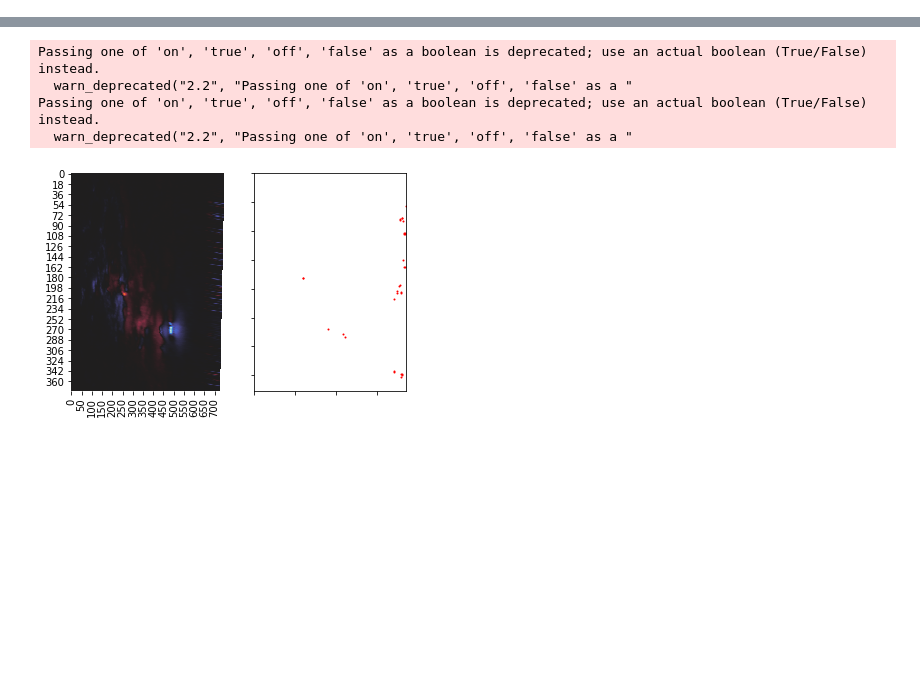
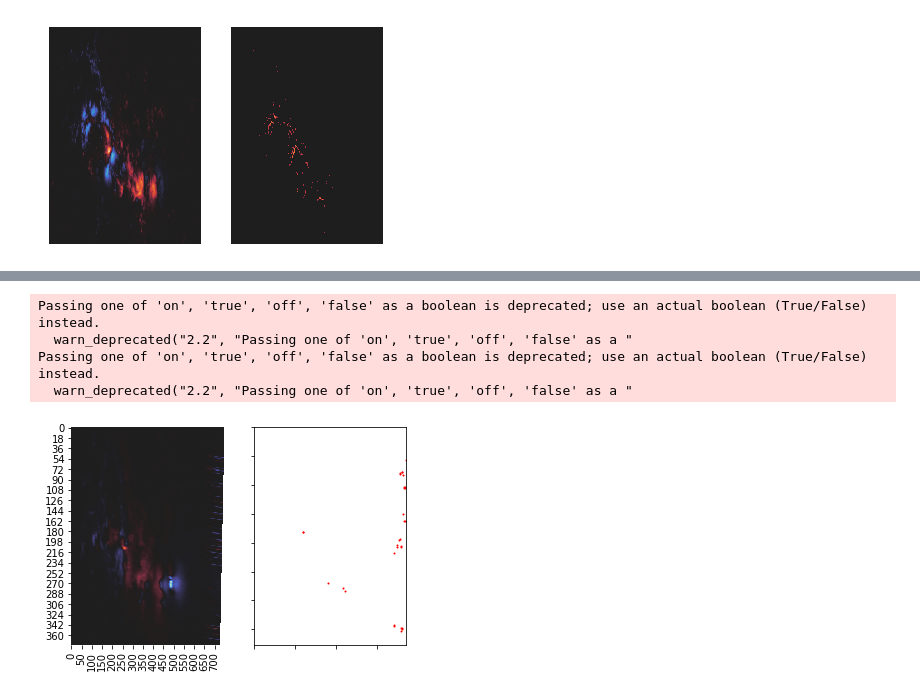
Before and after one commit to husun0822/BlueSky_Project, a Jupyter notebook: PIL/PIL_Core.ipynb, the cells around one changed output, grey strips where cells are left out. Saved outputs shown, nothing was run; the diff lists cells and outputs as text; code cells hidden in the pictures; blank space fills up the shorter version.

```diff
--- a/PIL/PIL_Core.ipynb
+++ b/PIL/PIL_Core.ipynb
@@ -243 +495,13 @@ def Candidate_selection(image,pixel_coor,pixel_weight,pixel_polarity,row_top,row
+# %%
+fig = plt.subplots(nrows=1, ncols=2)
+
+plt.subplot(1, 2, 1)
+seaborn.heatmap(image, center=0, cbar=False,xticklabels=False, yticklabels=False)
+
+plt.subplot(1, 2, 2)
+seaborn.heatmap(edge, center=0, cbar=False,xticklabels=False, yticklabels=False)
+
+plt.show()
+# %% [output]
+[figure, added]
 # %%
```
Also changed, not shown: parts of 19 cells of this notebook, 5 other files.
